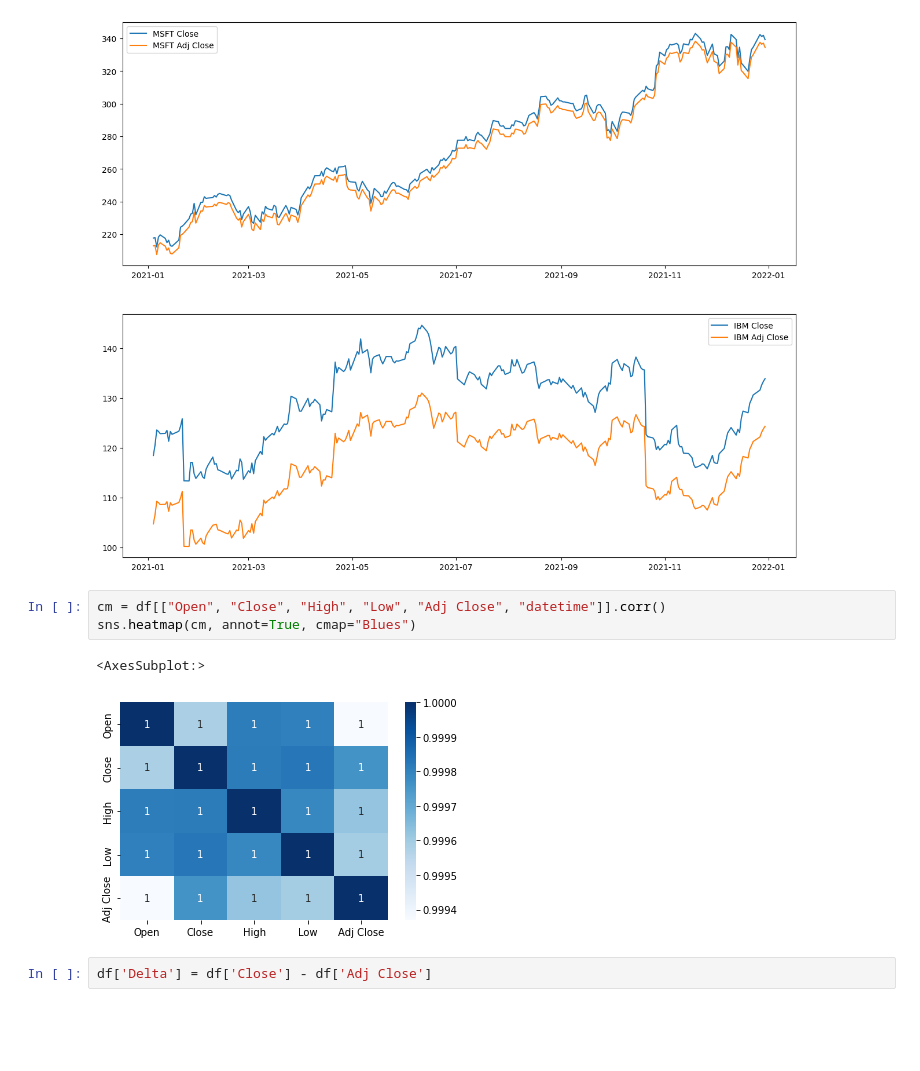
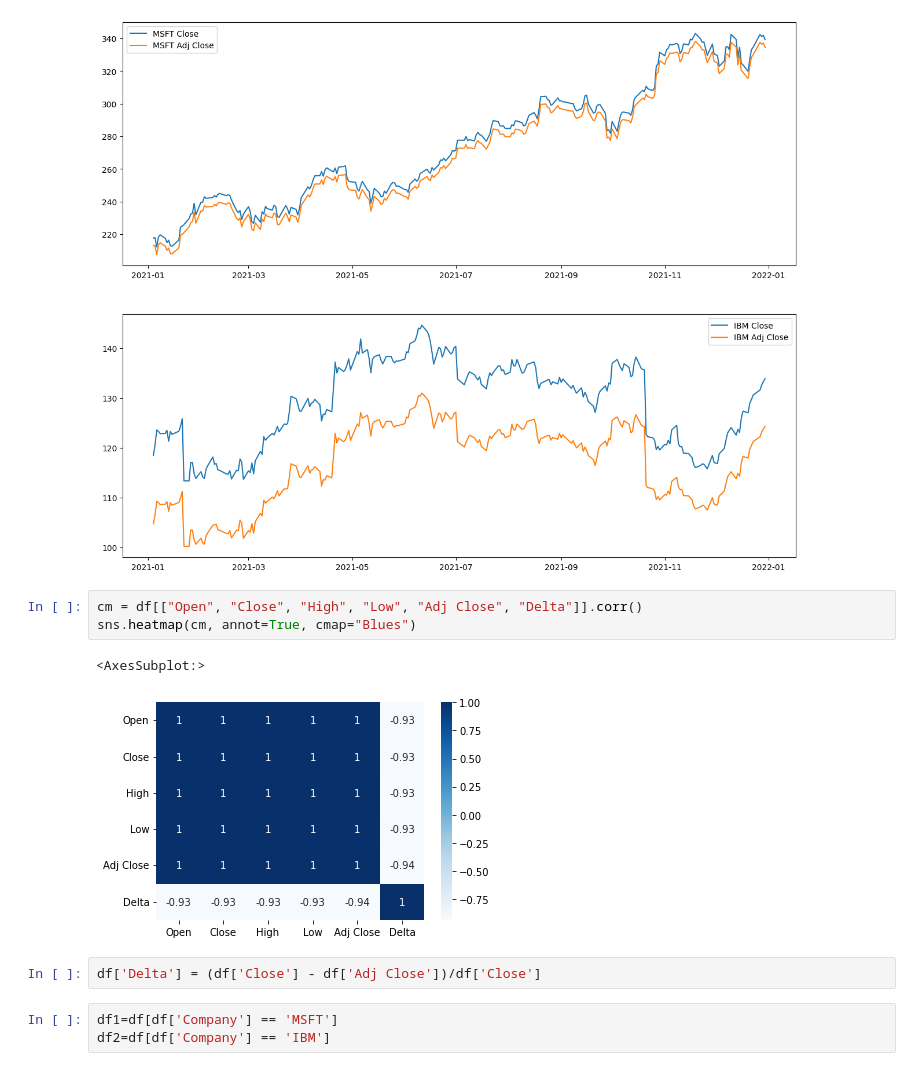
Before and after one commit to SandraNicholas/5559-AIMT-0001, a Jupyter notebook: statistical_analysis.ipynb, the cells around one changed output. Saved outputs shown, nothing was run; the diff lists cells and outputs as text; blank space fills up the shorter version.

```diff
--- a/statistical_analysis.ipynb
+++ b/statistical_analysis.ipynb
@@ -302,10 +302,13 @@ plt.show()
 # %% [output]
 [figure]
 # %%
-cm = df[["Open", "Close", "High", "Low", "Adj Close", "datetime"]].corr()
+cm = df[["Open", "Close", "High", "Low", "Adj Close", "Delta"]].corr()
 sns.heatmap(cm, annot=True, cmap="Blues")
 # %% [output]
 <AxesSubplot:>
-[figure, old version]
+[figure, new version]
 # %%
-df['Delta'] = df['Close'] - df['Adj Close']
+df['Delta'] = (df['Close'] - df['Adj Close'])/df['Close']
+# %%
+df1=df[df['Company'] == 'MSFT']
+df2=df[df['Company'] == 'IBM']
```
Also changed, not shown: parts of 3 cells of this notebook.
